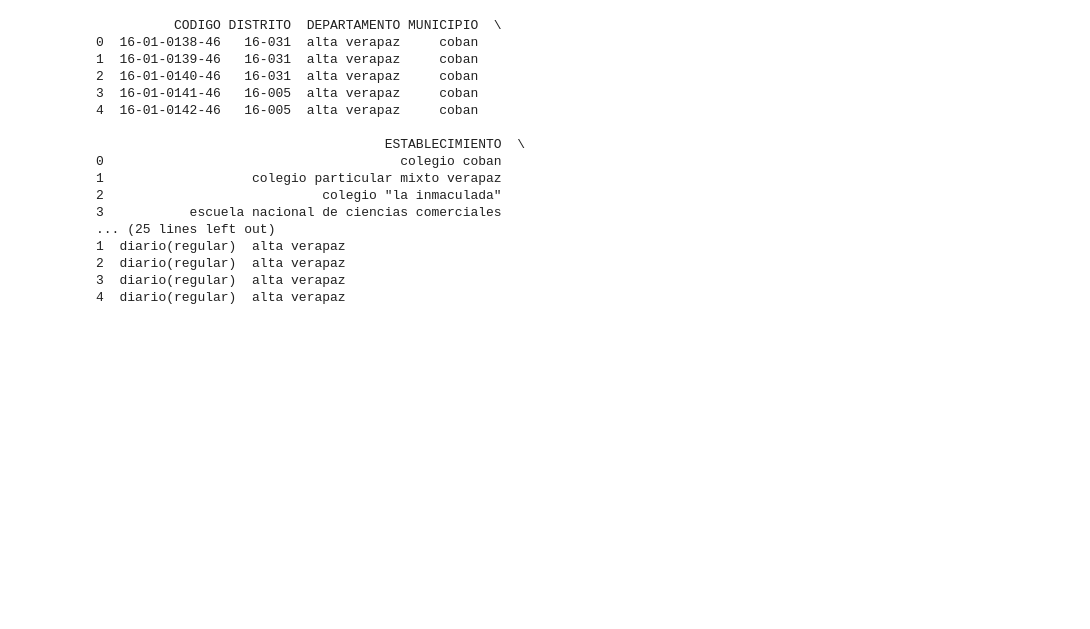
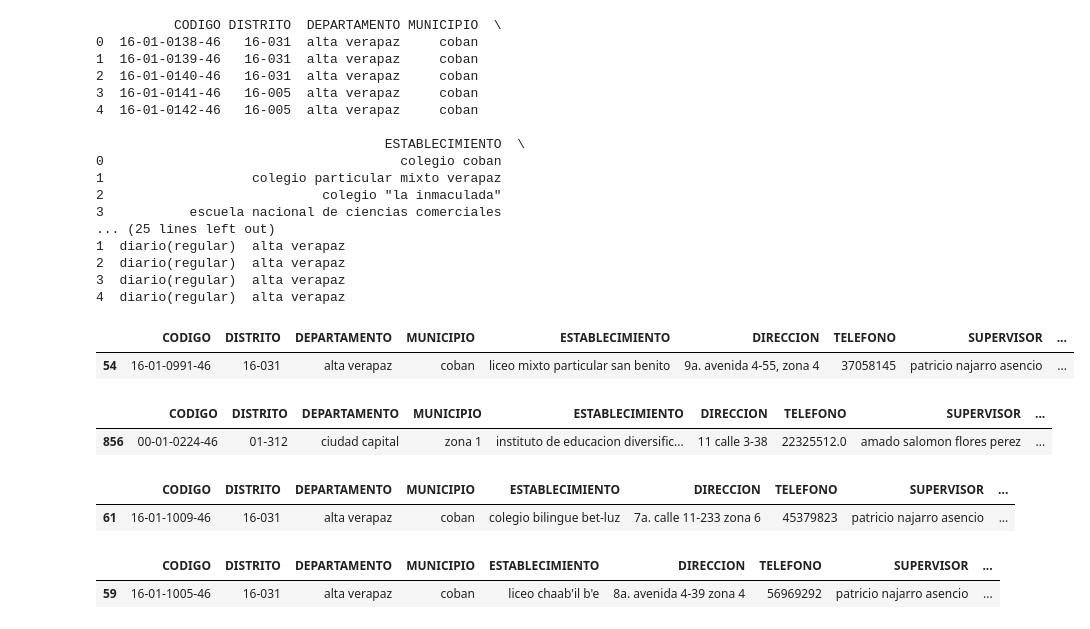
Before and after one commit to angelargd8/Proyecto1-ds, a Jupyter notebook: main.ipynb, the cells around one changed output. Cells and saved outputs as stored; diff of their text form; code cells hidden in the pictures; blank space fills up the shorter version.

```diff
--- a/main.ipynb
+++ b/main.ipynb
@@ -362,4 +362,4 @@ print(df.head())
 # %%
 # quitar las dobles comillas o transcripciones
 for col in df.select_dtypes(include='object').columns:
-    df[col] = df[col].str.replace('"', '').str.replace("'", "")
+    df[col] = df[col].str.replace('"', '')
@@ -365,0 +421,24 @@ for col in df.select_dtypes(include='object').columns:
+# %%
+#ej triple comilla
+df[df['CODIGO'].str.contains('16-01-0991-46', case=False, na=False)]
+# %% [output]
+|  | CODIGO | DISTRITO | DEPARTAMENTO | MUNICIPIO | ESTABLECIMIENTO | DIRECCION | TELEFONO | SUPERVISOR | ... |
+| 54 | 16-01-0991-46 | 16-031 | alta verapaz | coban | liceo mixto particular san benito | 9a. avenida 4-55, zona 4 | 37058145 | patricio najarro asencio | ... |
+# %%
+# ej con triple guion
+df[df['CODIGO'].str.contains('00-01-0224-46', case=False, na=False)]
+# %% [output]
+|  | CODIGO | DISTRITO | DEPARTAMENTO | MUNICIPIO | ESTABLECIMIENTO | DIRECCION | TELEFONO | SUPERVISOR | ... |
+| 856 | 00-01-0224-46 | 01-312 | ciudad capital | zona 1 | instituto de educacion diversific... | 11 calle 3-38 | 22325512.0 | amado salomon flores perez | ... |
+# %%
+#guion entre palabras
+df[df['CODIGO'].str.contains('16-01-1009-46', case=False, na=False)]
+# %% [output]
+|  | CODIGO | DISTRITO | DEPARTAMENTO | MUNICIPIO | ESTABLECIMIENTO | DIRECCION | TELEFONO | SUPERVISOR | ... |
+| 61 | 16-01-1009-46 | 16-031 | alta verapaz | coban | colegio bilingue bet-luz | 7a. calle 11-233 zona 6 | 45379823 | patricio najarro asencio | ... |
+# %%
+#comillas en la palabra
+df[df['CODIGO'].str.contains('16-01-1005-46', case=False, na=False)]
+# %% [output]
+|  | CODIGO | DISTRITO | DEPARTAMENTO | MUNICIPIO | ESTABLECIMIENTO | DIRECCION | TELEFONO | SUPERVISOR | ... |
+| 59 | 16-01-1005-46 | 16-031 | alta verapaz | coban | liceo chaab'il b'e | 8a. avenida 4-39 zona 4 | 56969292 | patricio najarro asencio | ... |
```
Also changed, not shown: parts of 8 cells of this notebook.
